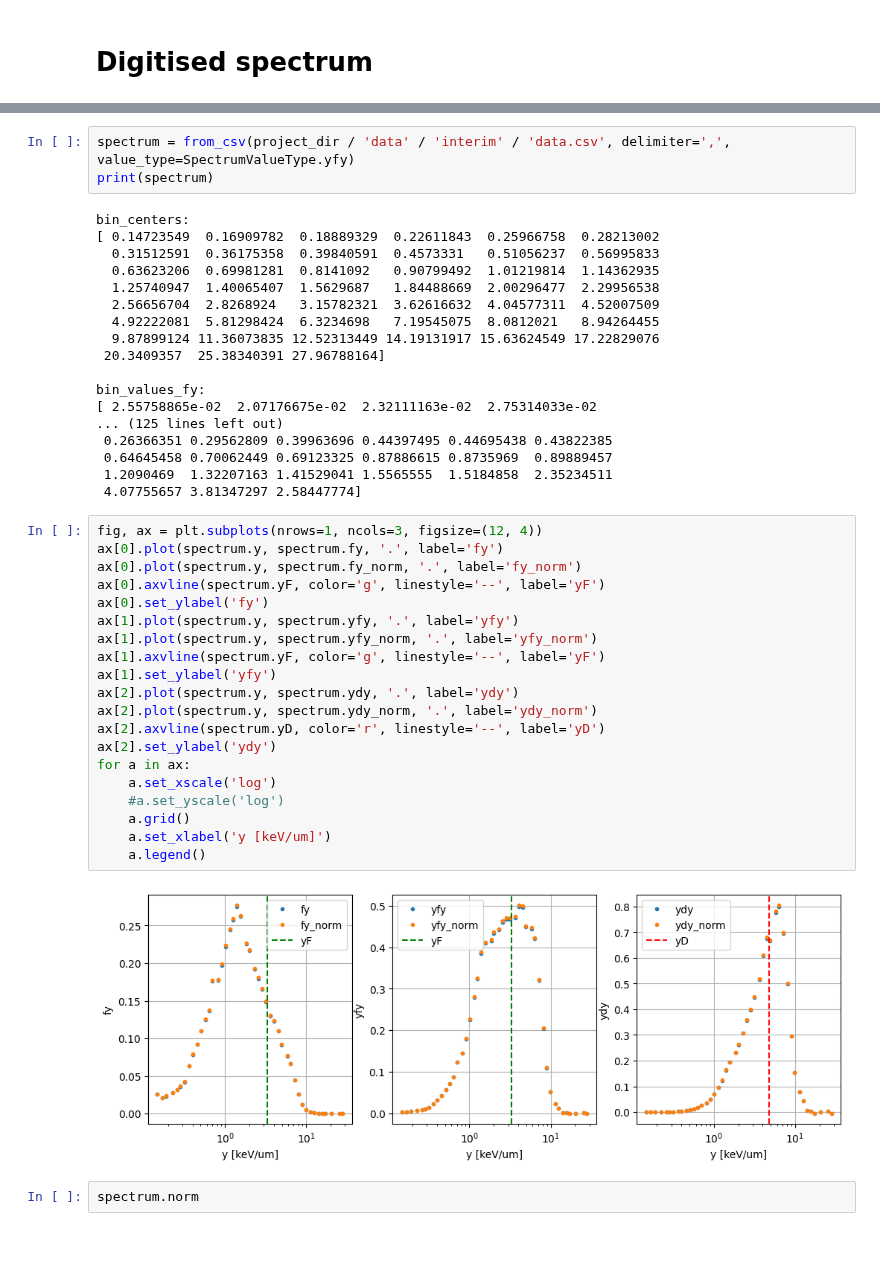
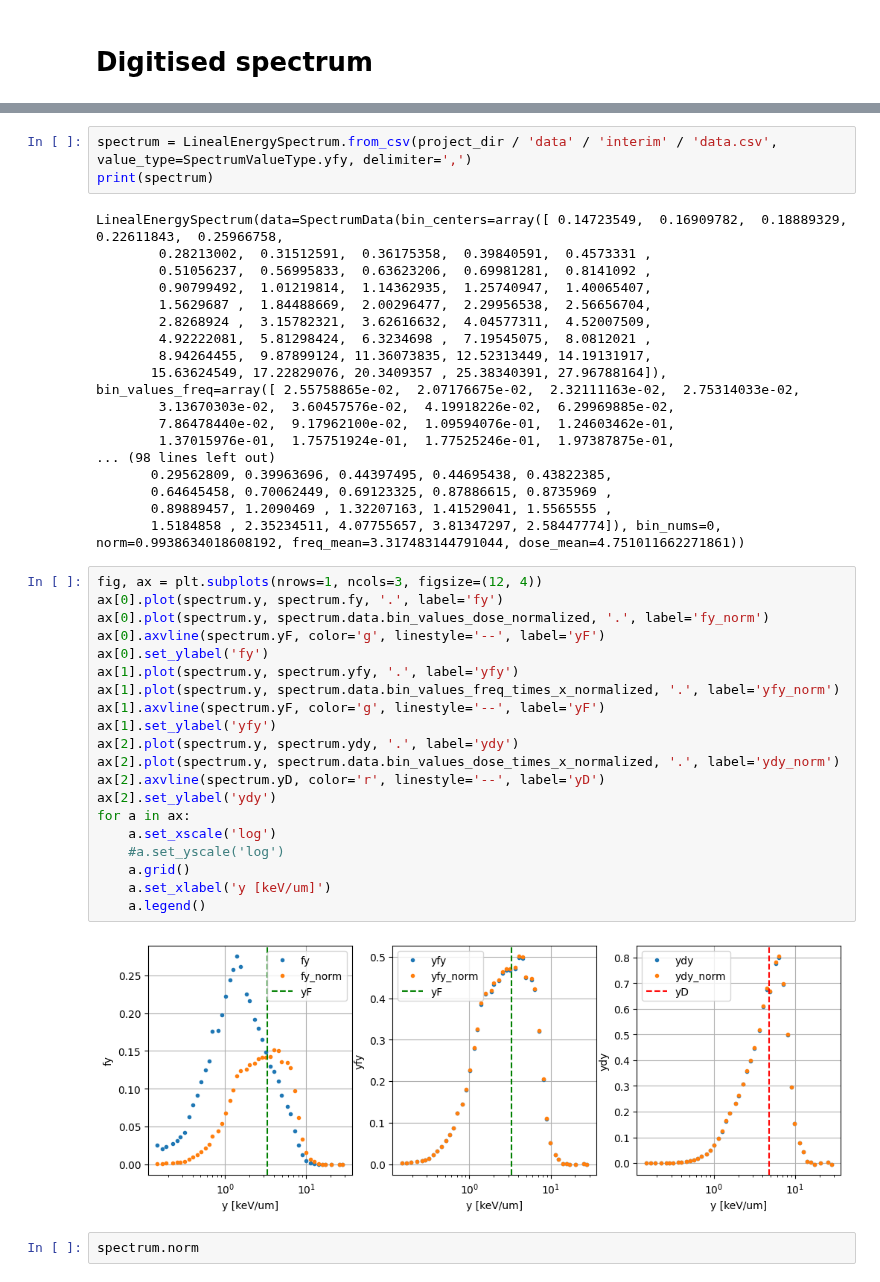
Before and after one commit to grzanka/microdosimetric_spectra_folding, a Jupyter notebook: notebooks/0.1-validation-spectrum.ipynb, the cells around one changed output, grey strips where cells are left out. Cells and saved outputs as stored; diff of their text form; blank space fills up the shorter version.

```diff
--- a/notebooks/0.1-validation-spectrum.ipynb
+++ b/notebooks/0.1-validation-spectrum.ipynb
@@ -65,46 +65,46 @@ WindowsPath('C:/Users/Legion/workspace/microdosimetric_spectra_folding/data/inte
 # %%
-spectrum = from_csv(project_dir / 'data' / 'interim' / 'data.csv', delimiter=',', value_type=SpectrumValueType.yfy)
+spectrum = LinealEnergySpectrum.from_csv(project_dir / 'data' / 'interim' / 'data.csv', value_type=SpectrumValueType.yfy, delimiter=',')
 print(spectrum)
 # %% [output]
-bin_centers:
-[ 0.14723549  0.16909782  0.18889329  0.22611843  0.25966758  0.28213002
-  0.31512591  0.36175358  0.39840591  0.4573331   0.51056237  0.56995833
-  0.63623206  0.69981281  0.8141092   0.90799492  1.01219814  1.14362935
-  1.25740947  1.40065407  1.5629687   1.84488669  2.00296477  2.29956538
-  2.56656704  2.8268924   3.15782321  3.62616632  4.04577311  4.52007509
-  4.92222081  5.81298424  6.3234698   7.19545075  8.0812021   8.94264455
-  9.87899124 11.36073835 12.52313449 14.19131917 15.63624549 17.22829076
- 20.3409357  25.38340391 27.96788164]
-
-bin_values_fy:
-[ 2.55758865e-02  2.07176675e-02  2.32111163e-02  2.75314033e-02
-... (125 lines left out)
- 0.26366351 0.29562809 0.39963696 0.44397495 0.44695438 0.43822385
- 0.64645458 0.70062449 0.69123325 0.87886615 0.8735969  0.89889457
- 1.2090469  1.32207163 1.41529041 1.5565555  1.5184858  2.35234511
- 4.07755657 3.81347297 2.58447774]
+LinealEnergySpectrum(data=SpectrumData(bin_centers=array([ 0.14723549,  0.16909782,  0.18889329,  0.22611843,  0.25966758,
+        0.28213002,  0.31512591,  0.36175358,  0.39840591,  0.4573331 ,
+        0.51056237,  0.56995833,  0.63623206,  0.69981281,  0.8141092 ,
+        0.90799492,  1.01219814,  1.14362935,  1.25740947,  1.40065407,
+        1.5629687 ,  1.84488669,  2.00296477,  2.29956538,  2.56656704,
+        2.8268924 ,  3.15782321,  3.62616632,  4.04577311,  4.52007509,
+        4.92222081,  5.81298424,  6.3234698 ,  7.19545075,  8.0812021 ,
+        8.94264455,  9.87899124, 11.36073835, 12.52313449, 14.19131917,
+       15.63624549, 17.22829076, 20.3409357 , 25.38340391, 27.96788164]), bin_values_freq=array([ 2.55758865e-02,  2.07176675e-02,  2.32111163e-02,  2.75314033e-02,
+        3.13670303e-02,  3.60457576e-02,  4.19918226e-02,  6.29969885e-02,
+        7.86478440e-02,  9.17962100e-02,  1.09594076e-01,  1.24603462e-01,
+        1.37015976e-01,  1.75751924e-01,  1.77525246e-01,  1.97387875e-01,
+... (98 lines left out)
+       0.29562809, 0.39963696, 0.44397495, 0.44695438, 0.43822385,
+       0.64645458, 0.70062449, 0.69123325, 0.87886615, 0.8735969 ,
+       0.89889457, 1.2090469 , 1.32207163, 1.41529041, 1.5565555 ,
+       1.5184858 , 2.35234511, 4.07755657, 3.81347297, 2.58447774]), bin_nums=0, norm=0.9938634018608192, freq_mean=3.317483144791044, dose_mean=4.751011662271861))
 # %%
 fig, ax = plt.subplots(nrows=1, ncols=3, figsize=(12, 4))
 ax[0].plot(spectrum.y, spectrum.fy, '.', label='fy')
-ax[0].plot(spectrum.y, spectrum.fy_norm, '.', label='fy_norm')
+ax[0].plot(spectrum.y, spectrum.data.bin_values_dose_normalized, '.', label='fy_norm')
 ax[0].axvline(spectrum.yF, color='g', linestyle='--', label='yF')
 ax[0].set_ylabel('fy')
 ax[1].plot(spectrum.y, spectrum.yfy, '.', label='yfy')
-ax[1].plot(spectrum.y, spectrum.yfy_norm, '.', label='yfy_norm')
+ax[1].plot(spectrum.y, spectrum.data.bin_values_freq_times_x_normalized, '.', label='yfy_norm')
 ax[1].axvline(spectrum.yF, color='g', linestyle='--', label='yF')
 ax[1].set_ylabel('yfy')
 ax[2].plot(spectrum.y, spectrum.ydy, '.', label='ydy')
-ax[2].plot(spectrum.y, spectrum.ydy_norm, '.', label='ydy_norm')
+ax[2].plot(spectrum.y, spectrum.data.bin_values_dose_times_x_normalized, '.', label='ydy_norm')
 ax[2].axvline(spectrum.yD, color='r', linestyle='--', label='yD')
 ax[2].set_ylabel('ydy')
 for a in ax:
     a.set_xscale('log')
     #a.set_yscale('log')
     a.grid()
     a.set_xlabel('y [keV/um]')
     a.legend()
 # %% [output]
-[figure, old version]
+[figure, new version]
 # %%
 spectrum.norm
 # %% [output]
```
Also changed, not shown: parts of 9 cells of this notebook, 13 other files.
